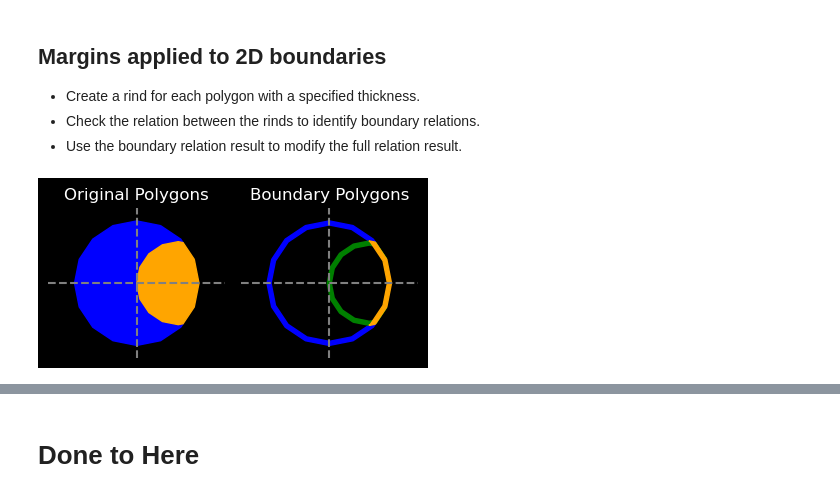
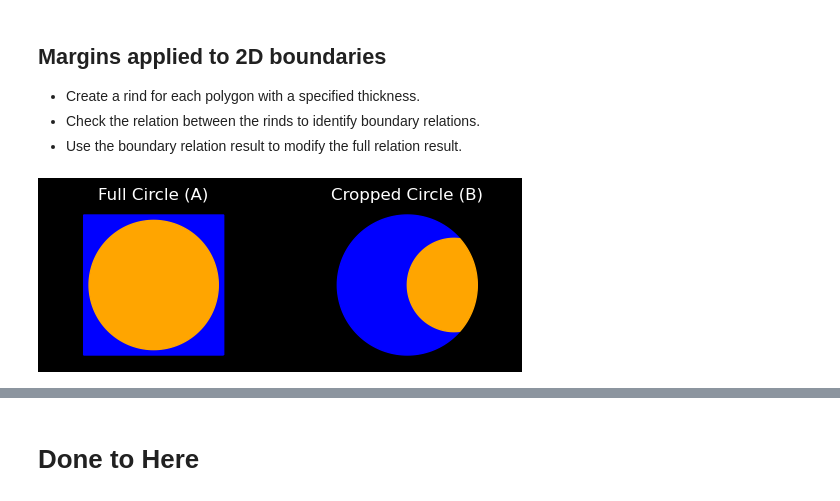
Before and after one commit to GregSal/StructureRelations, a Jupyter notebook: src/notebooks/relations/BoundaryRelationTests.ipynb, the cells around one changed output, grey strips where cells are left out. Saved outputs shown, nothing was run; the diff lists cells and outputs as text; code cells hidden in the pictures.

Commit message:
Generated modified margins for relations

```diff
--- a/src/notebooks/relations/BoundaryRelationTests.ipynb
+++ b/src/notebooks/relations/BoundaryRelationTests.ipynb
@@ -804,25 +811,30 @@ The difference in area between the polygons is: 0.0
 - Create a rind for each polygon with a specified thickness.
 - Check the relation between the rinds to identify boundary relations.
 - Use the boundary relation result to modify the full relation result.
-# %%
-full_circle = shapely.Polygon(circle_points(3,tolerance=0.01))
-circle4_offset = shapely.Polygon(circle_points(2, offset_x=2, tolerance=0.01))
-cropped_circle = shapely.intersection(full_circle, circle4_offset)
-#ax = plot_ab(full_circle, cropped_circle)
-
-margin = 0.1
-full_circle_boundary = full_circle.exterior.buffer(margin)
-cropped_circle_boundary = cropped_circle.exterior.buffer(margin)
-expanded_full_circle = shapely.union_all([full_circle, full_circle_boundary])
-shrunk_cropped_circle = cropped_circle - cropped_circle_boundary
-
-
-fig, (ax1, ax2) = plt.subplots(1, 2, figsize=(4,2))
-plot_ab(full_circle, cropped_circle, axes=ax1)
-ax1.set_title('Original Polygons')
-plot_ab(full_circle_boundary, cropped_circle_boundary, axes=ax2)
-ax2.set_title('Boundary Polygons')
-plt.tight_layout()
-plt.show()
-# %% [output]
-[figure, removed]
+# %%
+resolution=0.01
+num_points = 160
+
+# Empty polygon for plotting references
+blank = shapely.Polygon()
+# Entire canvas for generating true exteriors
+full_box = shapely.Polygon(box_points(6.5, tolerance=resolution))
+
+# Full Circle (Polygon A)
+circle_polygon = shapely.Polygon(circle_points(3, tolerance=resolution,
+                                               num_points=num_points))
+
+# An offset cropped circle (Polygon B)
+circle4_offset = shapely.Polygon(circle_points(2, offset_x=2, tolerance=0.01,
+                                               num_points=num_points))
+cropped_circle = shapely.intersection(circle_polygon, circle4_offset)
+
+# Plot the two polygons and the exterior
+fig, (ax1, ax2) = plt.subplots(1, 2, figsize=(6,2))
+plot_ab(full_box, circle_polygon, add_axis=False, axes=ax1)
+plot_ab(circle_polygon, cropped_circle, add_axis=False, axes=ax2)
+ax1.set_title('Full Circle (A)')
+ax2.set_title('Cropped Circle (B)')
+plt.show()
+# %% [output]
+[figure, added]
```
Also changed, not shown: parts of 12 cells of this notebook, 1 other file.
